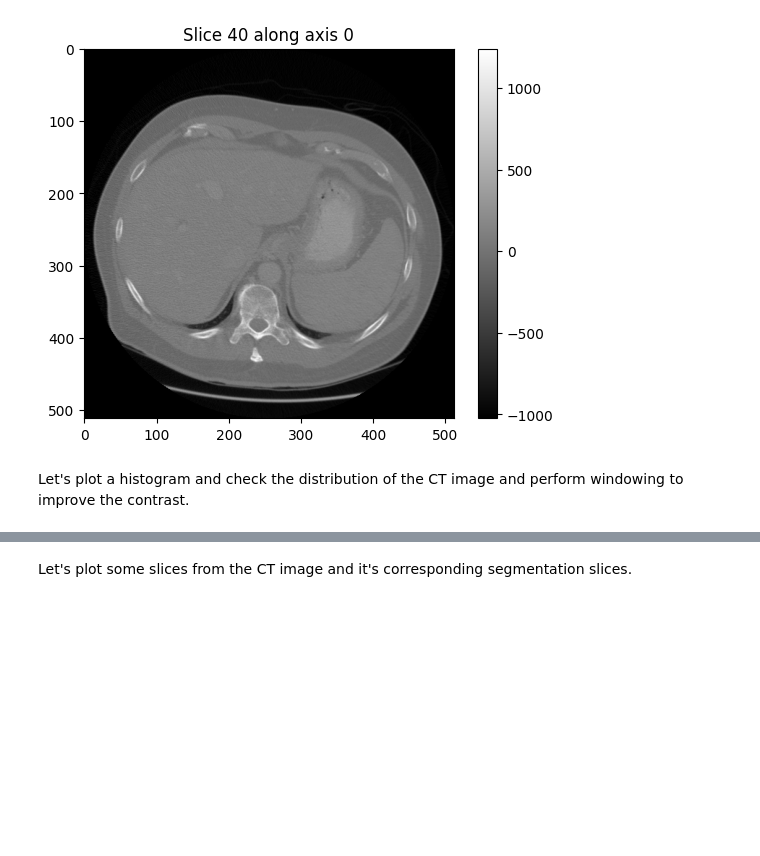
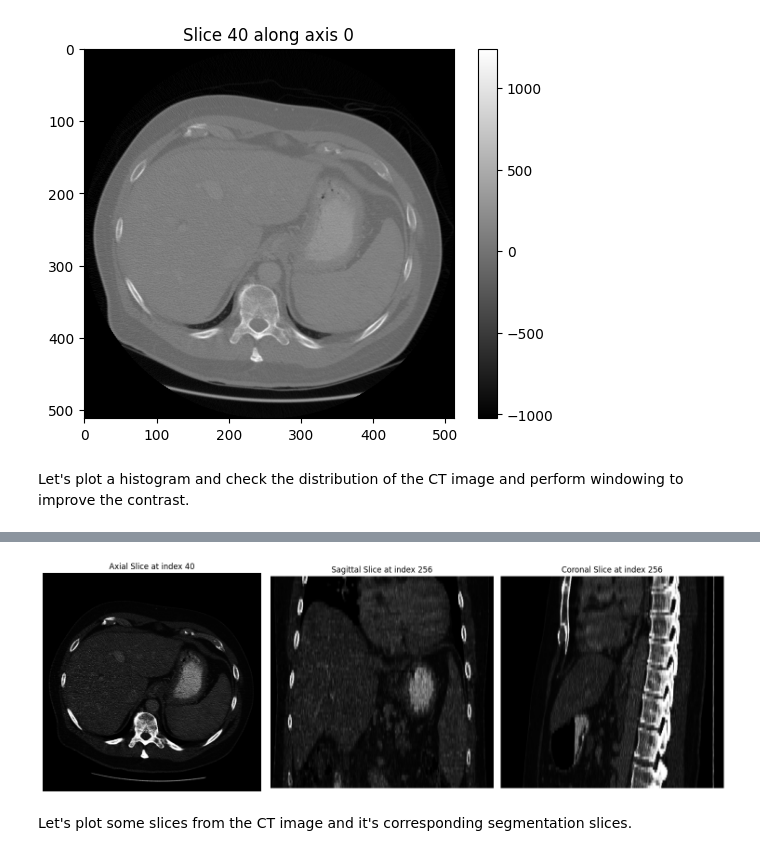
Before and after one commit to ulhaqi12/medical-imaging-project, a Jupyter notebook: part1.ipynb, the cells around one changed output, grey strips where cells are left out. Saved outputs shown, nothing was run; the diff lists cells and outputs as text; code cells hidden in the pictures; blank space fills up the shorter version.

```diff
--- a/part1.ipynb
+++ b/part1.ipynb
@@ -116,3 +116,7 @@ mapping.plot_image_slice(50, axis=0)
+# %%
+visualize_slices(mapping.image, 40, 256, 256, aspect=6)
+# %% [output]
+[figure, added]
 # %% [markdown]
 Let's plot some slices from the CT image and it's corresponding segmentation slices.
 # %%
```
Also changed, not shown: parts of 12 cells of this notebook, 6 other files.
